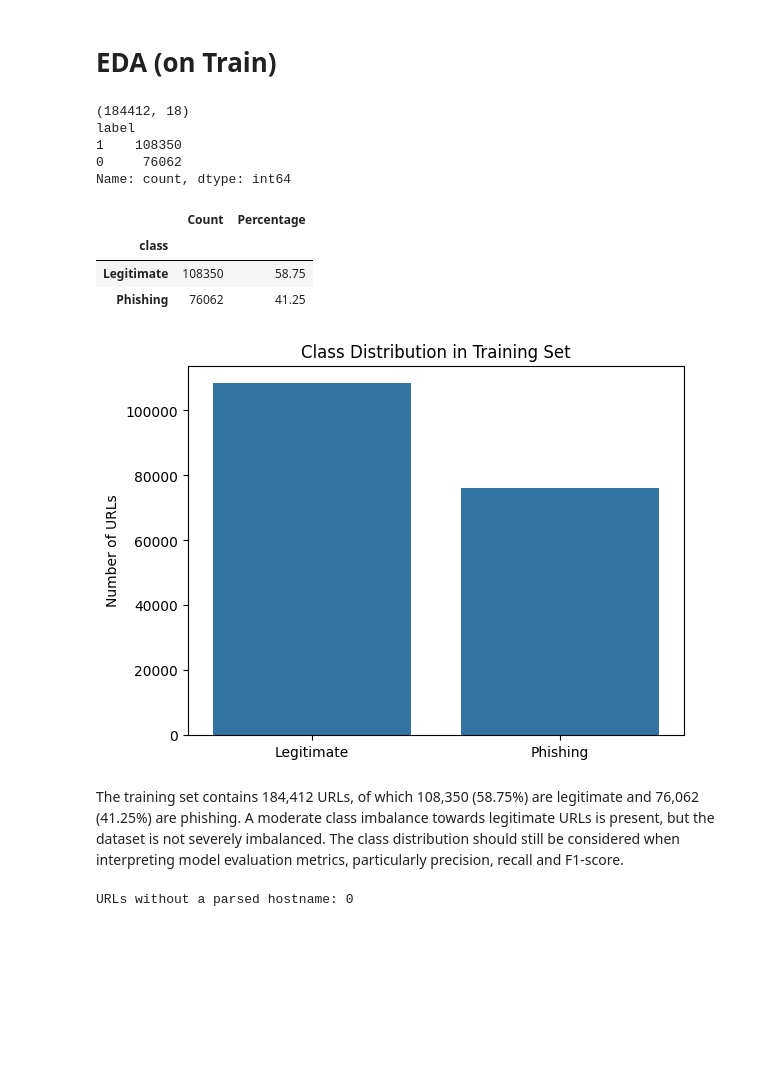
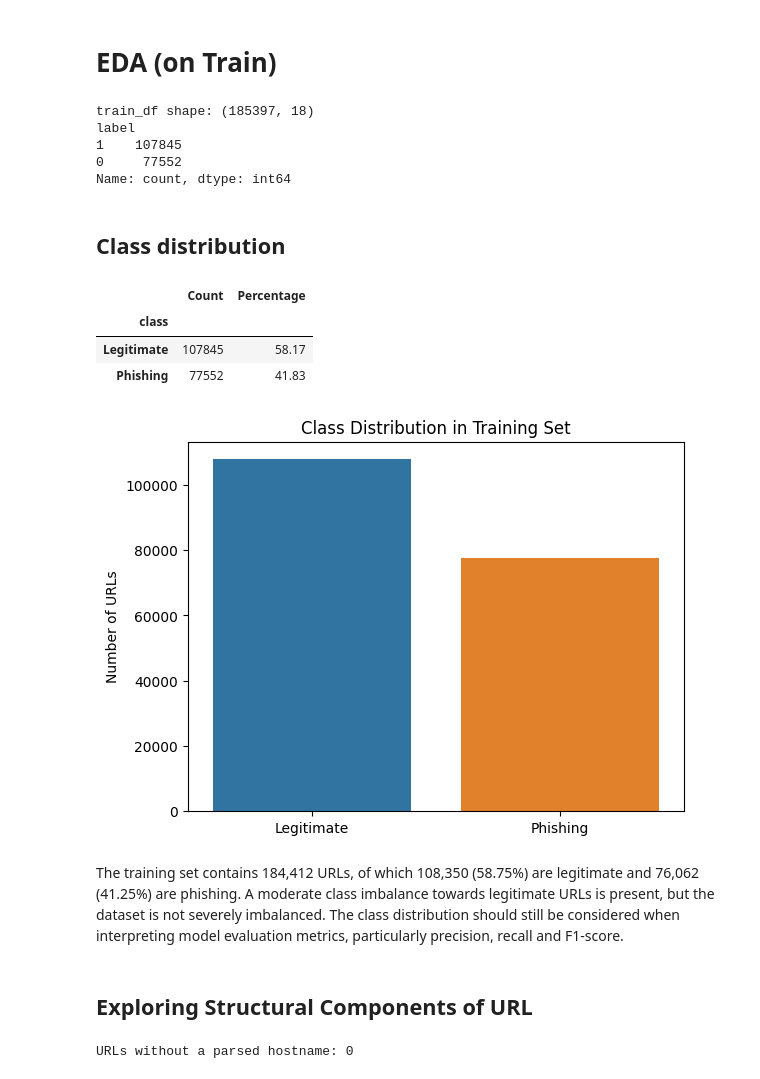
Before and after one commit to neo-nicole/dsa4266-group7, a Jupyter notebook: cleaning_and_eda.ipynb, the cells around one changed output. Saved outputs shown, nothing was run; the diff lists cells and outputs as text; code cells hidden in the pictures; blank space fills up the shorter version.

Commit message:
add plots, continue eda, save dataset splits

```diff
--- a/cleaning_and_eda.ipynb
+++ b/cleaning_and_eda.ipynb
@@ -255,46 +257,51 @@ train_df["class"] = train_df["label"].map({
     1: "Legitimate"
 })
 
-print(train_df.shape)
+print(f'train_df shape: {train_df.shape}')
 print(train_df["label"].value_counts())
 # %% [output]
-(184412, 18)
+train_df shape: (185397, 18)
 label
-1    108350
-0     76062
+1    107845
+0     77552
 Name: count, dtype: int64
+# %% [markdown]
+## Class distribution
 # %%
-#check for class distributions (helps to explain metrics??)
+#check for class distributions (helps to explain metrics)
 class_summary = (
     train_df["class"]
     .value_counts()
     .to_frame("Count")
 )
 
 class_summary["Percentage"] = (
     train_df["class"]
     .value_counts(normalize=True)
     .mul(100)
 )
 
 display(class_summary.round(2))
 
 sns.countplot(
     data=train_df,
     x="class",
-    order=["Legitimate", "Phishing"]
+    order=["Legitimate", "Phishing"],
+    hue = 'class'
 )
 
 plt.title("Class Distribution in Training Set")
 plt.xlabel("")
 plt.ylabel("Number of URLs")
 plt.show()
 # %% [output]
 |  | Count | Percentage |
 | class |  |  |
-| Legitimate | 108350 | 58.75 |
-| Phishing | 76062 | 41.25 |
+| Legitimate | 107845 | 58.17 |
+| Phishing | 77552 | 41.83 |
-[figure, old version]
+[figure, new version]
 # %% [markdown]
 The training set contains 184,412 URLs, of which 108,350 (58.75%) are legitimate and 76,062 (41.25%) are phishing. A moderate class imbalance towards legitimate URLs is present, but the dataset is not severely imbalanced. The class distribution should still be considered when interpreting model evaluation metrics, particularly precision, recall and F1-score.
+# %% [markdown]
+## Exploring  Structural Components of URL
 # %%
```
Also changed, not shown: parts of 28 cells of this notebook.
